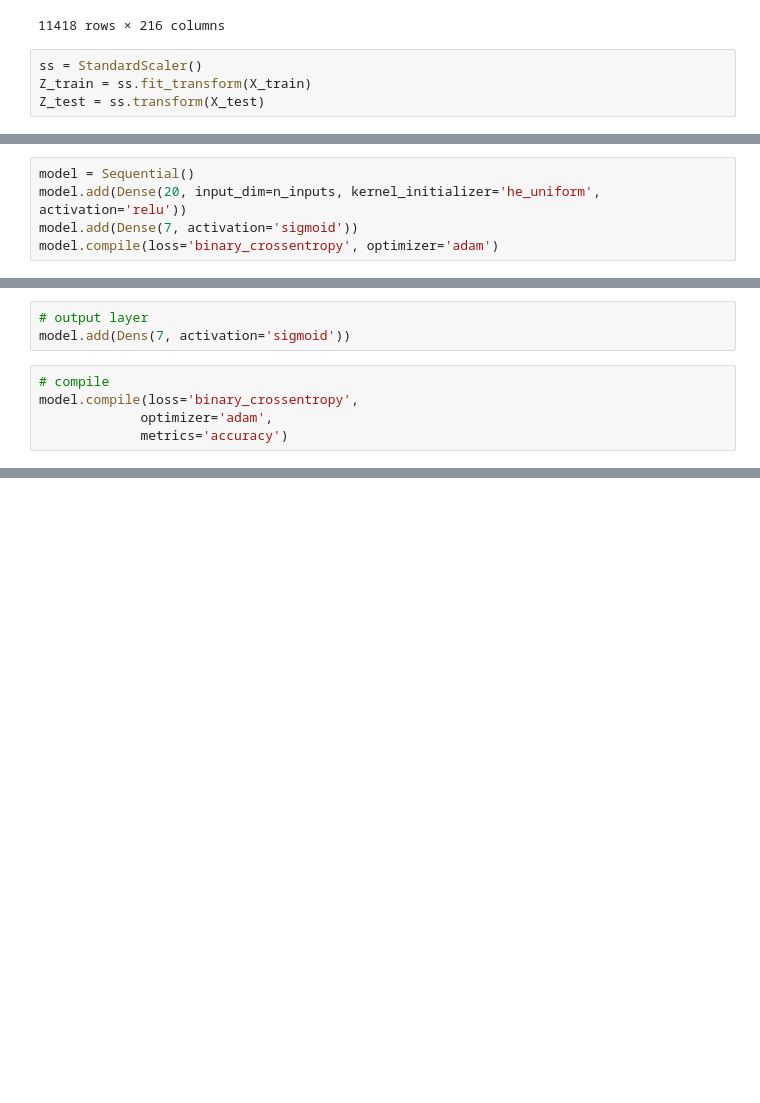
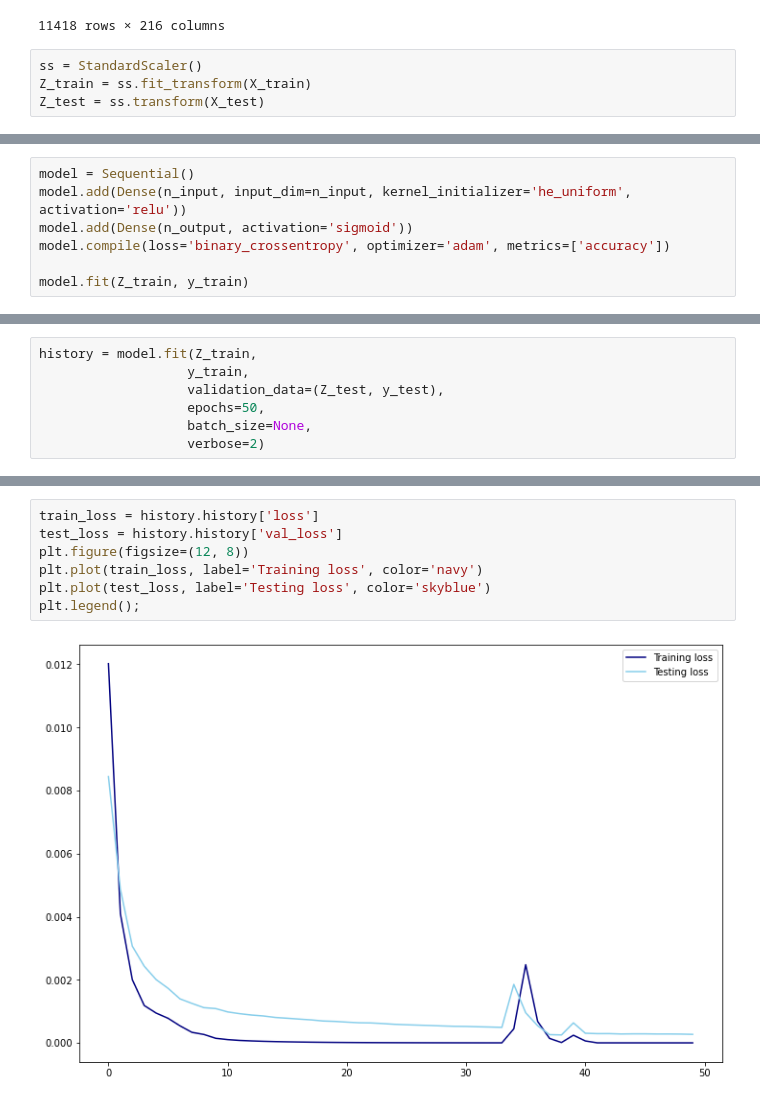
Before and after one commit to EmFib/Mass-Protests, a Jupyter notebook: Hayden Modeling.ipynb, the cells around one changed output, grey strips where cells are left out. Drawn from its saved outputs; the diff is of its cells as text; blank space fills up the shorter version.

```diff
--- a/Hayden Modeling.ipynb
+++ b/Hayden Modeling.ipynb
@@ -140,5 +193,7 @@ Number of inputs: 216
 # %%
 model = Sequential()
-model.add(Dense(20, input_dim=n_inputs, kernel_initializer='he_uniform', activation='relu'))
-model.add(Dense(7, activation='sigmoid'))
-model.compile(loss='binary_crossentropy', optimizer='adam')
+model.add(Dense(n_input, input_dim=n_input, kernel_initializer='he_uniform', activation='relu'))
+model.add(Dense(n_output, activation='sigmoid'))
+model.compile(loss='binary_crossentropy', optimizer='adam', metrics=['accuracy'])
+
+model.fit(Z_train, y_train)
@@ -151,8 +202,0 @@ ValueError: You appear to be using a legacy multi-label data representation. Seq
-# %%
-# output layer
-model.add(Dens(7, activation='sigmoid'))
-# %%
-# compile
-model.compile(loss='binary_crossentropy',
-             optimizer='adam',
-             metrics='accuracy')
@@ -158,0 +246,7 @@ model.compile(loss='binary_crossentropy',
+# %%
+history = model.fit(Z_train,
+                   y_train,
+                   validation_data=(Z_test, y_test),
+                   epochs=50,
+                   batch_size=None,
+                   verbose=2)
@@ -158,0 +271,9 @@ model.compile(loss='binary_crossentropy',
+# %%
+train_loss = history.history['loss']
+test_loss = history.history['val_loss']
+plt.figure(figsize=(12, 8))
+plt.plot(train_loss, label='Training loss', color='navy')
+plt.plot(test_loss, label='Testing loss', color='skyblue')
+plt.legend();
+# %% [output]
+[figure, added]
```
Also changed, not shown: parts of 22 cells of this notebook, 1 other file.
